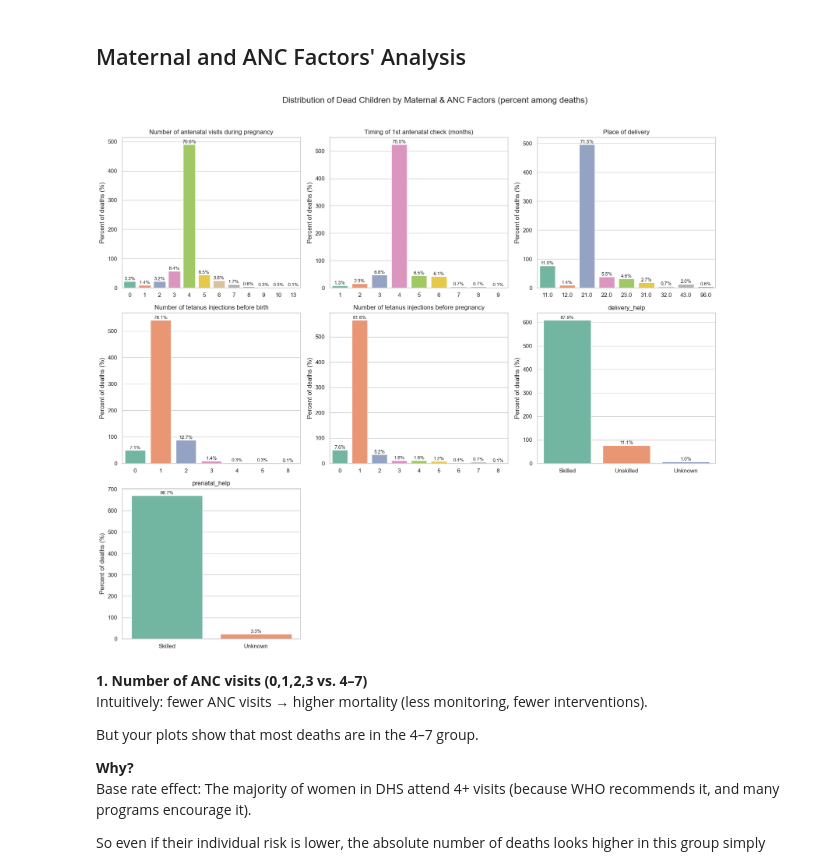
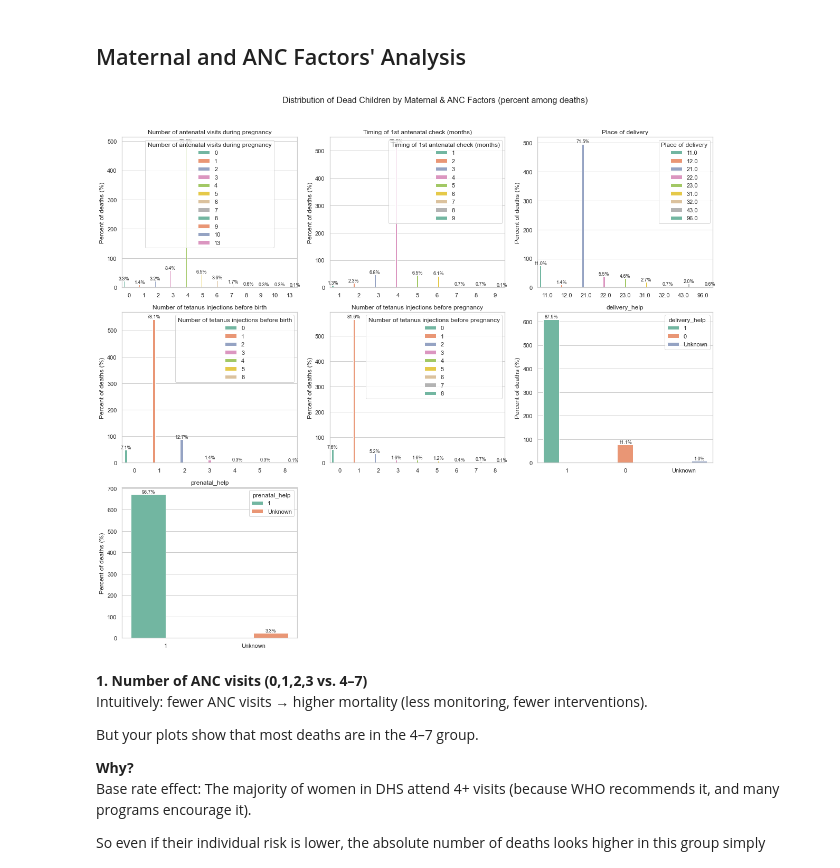
Before and after one commit to tingly-amua/Under5-Mortality-Model, a Jupyter notebook: EDA.ipynb, the cells around one changed output. Drawn from its saved outputs; the diff is of its cells as text; code cells hidden in the pictures.

```diff
--- a/EDA.ipynb
+++ b/EDA.ipynb
@@ -270,35 +270,34 @@ for i, col in enumerate(factors):
     # Countplot
     g = sns.countplot(
         data=df_dead,
         x=col,
         ax=ax,
         hue=col,  # fixes palette warning
         palette="Set2",
-        legend=False
     )
 
     # Add percentages on top of bars
     total = len(df_dead)
     for p in ax.patches:
         percentage = 100 * p.get_height() / total
         ax.annotate(f'{percentage:.1f}%',
                     (p.get_x() + p.get_width() / 2., p.get_height()),
                     ha='center', va='bottom', fontsize=9)
 
     ax.set_ylabel("Percent of deaths (%)")
     ax.set_xlabel("")
     ax.set_title(col)
 
 # Remove empty subplots
 for j in range(len(factors), len(axes)):
     fig.delaxes(axes[j])
 
 plt.suptitle("Distribution of Dead Children by Maternal & ANC Factors (percent among deaths)",
              fontsize=16)
 plt.tight_layout(rect=[0, 0, 0.92, 0.96])
 plt.show()
 # %% [output]
-[figure, old version]
+[figure, new version]
 # %% [markdown]
 **1. Number of ANC visits (0,1,2,3 vs. 4–7)**
 Intuitively: fewer ANC visits → higher mortality (less monitoring, fewer interventions).
```
Also changed, not shown: parts of 4 cells of this notebook.
